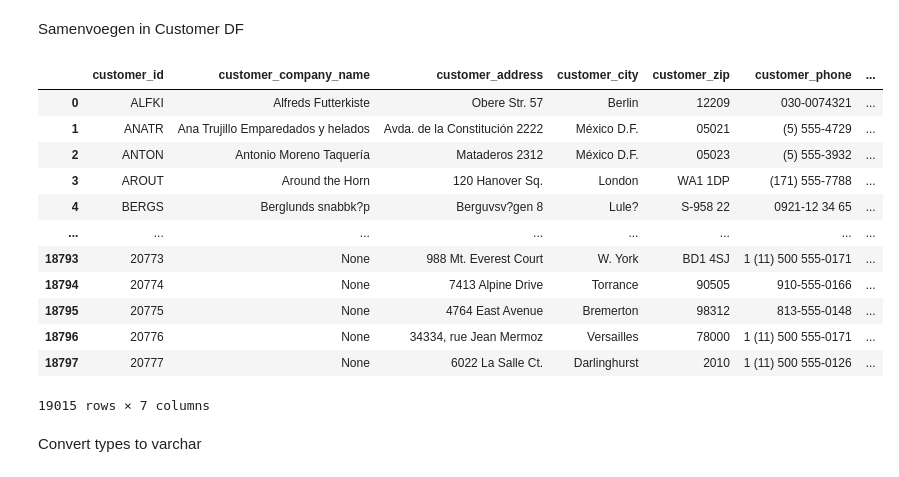
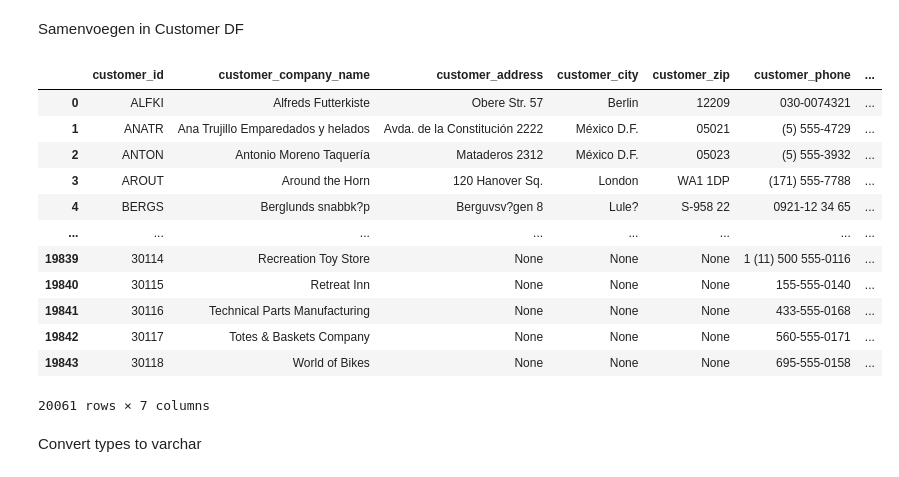
Before and after one commit to JordiPan/United-Outdoors, a Jupyter notebook: python/customer_tables.ipynb, the cells around one changed output. Cells and saved outputs as stored; diff of their text form; code cells hidden in the pictures.

Commit message:
customer sk volledig verbeteren

```diff
--- a/python/customer_tables.ipynb
+++ b/python/customer_tables.ipynb
@@ -74,0 +39,23 @@ merged_df_aw
+# %%
+df_customer =  pd.read_sql_query('SELECT * FROM Sales.Customer', adventureworks_conn)
+df_company = pd.read_sql_query('SELECT * FROM Sales.Store', adventureworks_conn)
+df_person_address = pd.read_sql_query('SELECT * FROM Person.Address', adventureworks_conn)
+df_business_entity_address = pd.read_sql_query('SELECT * FROM Person.BusinessEntityAddress', adventureworks_conn)
+df_person_phone = pd.read_sql_query('SELECT * FROM Person.PersonPhone', adventureworks_conn)
+
+df_company = df_company.rename(columns={"BusinessEntityID":"StoreID","Name":"company_name","SalesPersonID":"BusinessEntityID"})
+
+aw_CC = pd.merge(df_customer[['CustomerID','StoreID','PersonID']], df_company[['BusinessEntityID','StoreID','company_name']], on='StoreID', how='left')
+aw_cc_pisna = aw_CC.loc[aw_CC['PersonID'].isna(),['CustomerID','BusinessEntityID','company_name']]
+aw_cp = aw_CC.loc[~aw_CC['PersonID'].isna(),['PersonID','CustomerID','company_name']]
+
+aw_cc_pisna = aw_cc_pisna.rename(columns={"BusinessEntityID":"PersonID"})
+aw_PC = pd.concat([aw_cc_pisna,aw_cp])
+aw_custoemer = pd.merge(aw_PC, df_person_phone[['BusinessEntityID','PhoneNumber']],left_on='PersonID',right_on='BusinessEntityID', how='left')
+aw_custoemer_adres = pd.merge(aw_custoemer,df_business_entity_address[['BusinessEntityID','AddressID']],on='BusinessEntityID', how='left')
+aw_ca = pd.merge(aw_custoemer_adres,df_person_address,on='AddressID', how='left')
+merged_df_aw = aw_ca
+
+merged_df_aw
+
+# BusinessEntityID	AddressLine1	City	PostalCode	PhoneNumber
@@ -76,5 +77,6 @@ merged_df_aw
 aenc customer
 # %%
 df_aenc_customer = pd.read_sql_query('SELECT * FROM customer', aenc_conn)
+df_aenc_customer = df_aenc_customer.rename(columns={"id":"CustomerID"})
 df_aenc_customer
 # %% [output]
@@ -99,11 +101,13 @@ df_northwind_customers = pd.read_sql_query('SELECT * FROM customers', northwind_
 Specifieke Data eruit halen
 # %%
 # Select specific columns and rename them
-df_aw_customers_selected = merged_df_aw[['BusinessEntityID', 'AddressLine1', 'City', 'PostalCode', 'PhoneNumber']]
-df_northwind_customers_selected = df_northwind_customers[['CustomerID', 'CompanyName', 'Address', 'City', 'PostalCode', 'Phone']]
-df_aenc_customer_selected = df_aenc_customer[['id', 'address', 'city', 'zip', 'phone', 'company_name']]
+df_aw_customers_selected = merged_df_aw.loc[:,['CustomerID', 'AddressLine1', 'City', 'PostalCode', 'PhoneNumber', 'company_name']]
+df_northwind_customers_selected = df_northwind_customers.loc[:,['CustomerID', 'CompanyName', 'Address', 'City', 'PostalCode', 'Phone']]
+df_aenc_customer_selected = df_aenc_customer.loc[:,['CustomerID', 'address', 'city', 'zip', 'phone', 'company_name']]
 
 df_aw_customers_selected['Source'] = "AW"
 df_northwind_customers_selected['Source'] = "NW"
 df_aenc_customer_selected['Source'] = "AC"
+
+df_aw_customers_selected
 # %% [output]
@@ -122,43 +129,39 @@ Samenvoegen in Customer DF
 # %%
 # Concatenate the dataframes along axis 0 to stack them vertically
 customer = pd.concat([df_northwind_customers_selected, df_aenc_customer_selected, df_aw_customers_selected], axis=0)
 
-
-# BusinessEntityID has .0 at the end of the values, remove it if value is null leave it as it is
-customer['BusinessEntityID'] = customer['BusinessEntityID'].apply(lambda x: str(x).replace('.0', '') if not pd.isnull(x) else x)
-
 # Reassign values for columns as per the specified criteria
-customer['customer_id'] = customer.apply(lambda row: str(row['BusinessEntityID']) if not pd.isnull(row['BusinessEntityID']) else str(row['CustomerID']) if not pd.isnull(row['CustomerID']) else row['id'], axis=1)
+customer['customer_id'] = customer['CustomerID']
 customer['customer_company_name'] = customer['company_name'].combine_first(customer['CompanyName'])
 customer['customer_address'] = customer['address'].combine_first(customer['Address']).combine_first(customer['AddressLine1'])
 customer['customer_city'] = customer['city'].combine_first(customer['City'])
 customer['customer_zip'] = customer['PostalCode'].combine_first(customer['zip'])
 customer['customer_phone'] = customer['phone'].combine_first(customer['PhoneNumber']).combine_first(customer['Phone'])
 customer['source'] = customer['Source']
 
 # Drop redundant columns
-customer.drop(['BusinessEntityID', 'CustomerID', 'CompanyName', 'Address', 'AddressLine1', 'City', 'PostalCode', 'PhoneNumber', 'Phone'], axis=1, inplace=True)
+customer.drop(['CustomerID', 'CompanyName', 'Address', 'AddressLine1', 'City', 'PostalCode', 'PhoneNumber', 'Phone'], axis=1, inplace=True)
 
 # Reorder the columns
 customer = customer[['customer_id', 'customer_company_name', 'customer_address', 'customer_city', 'customer_zip', 'customer_phone','source']]
 
 # Display where id is 101
 customer=customer.where(pd.notna(customer), None)
 customer
 # %% [output]
 |  | customer_id | customer_company_name | customer_address | customer_city | customer_zip | customer_phone | ... |
 | 0 | ALFKI | Alfreds Futterkiste | Obere Str. 57 | Berlin | 12209 | 030-0074321 | ... |
 | 1 | ANATR | Ana Trujillo Emparedados y helados | Avda. de la Constitución 2222 | México D.F. | 05021 | (5) 555-4729 | ... |
 | 2 | ANTON | Antonio Moreno Taquería | Mataderos 2312 | México D.F. | 05023 | (5) 555-3932 | ... |
 | 3 | AROUT | Around the Horn | 120 Hanover Sq. | London | WA1 1DP | (171) 555-7788 | ... |
 | 4 | BERGS | Berglunds snabbk?p | Berguvsv?gen 8 | Lule? | S-958 22 | 0921-12 34 65 | ... |
 | ... | ... | ... | ... | ... | ... | ... | ... |
-| 18793 | 20773 | None | 988 Mt. Everest Court | W. York | BD1 4SJ | 1 (11) 500 555-0171 | ... |
-| 18794 | 20774 | None | 7413 Alpine Drive | Torrance | 90505 | 910-555-0166 | ... |
-| 18795 | 20775 | None | 4764 East Avenue | Bremerton | 98312 | 813-555-0148 | ... |
-| 18796 | 20776 | None | 34334, rue Jean Mermoz | Versailles | 78000 | 1 (11) 500 555-0171 | ... |
-| 18797 | 20777 | None | 6022 La Salle Ct. | Darlinghurst | 2010 | 1 (11) 500 555-0126 | ... |
+| 19839 | 30114 | Recreation Toy Store | None | None | None | 1 (11) 500 555-0116 | ... |
+| 19840 | 30115 | Retreat Inn | None | None | None | 155-555-0140 | ... |
+| 19841 | 30116 | Technical Parts Manufacturing | None | None | None | 433-555-0168 | ... |
+| 19842 | 30117 | Totes & Baskets Company | None | None | None | 560-555-0171 | ... |
+| 19843 | 30118 | World of Bikes | None | None | None | 695-555-0158 | ... |
-19015 rows × 7 columns
+20061 rows × 7 columns
 # %% [markdown]
 Convert types to varchar
 # %%
```
Also changed, not shown: parts of 5 cells of this notebook, 3 other files.
